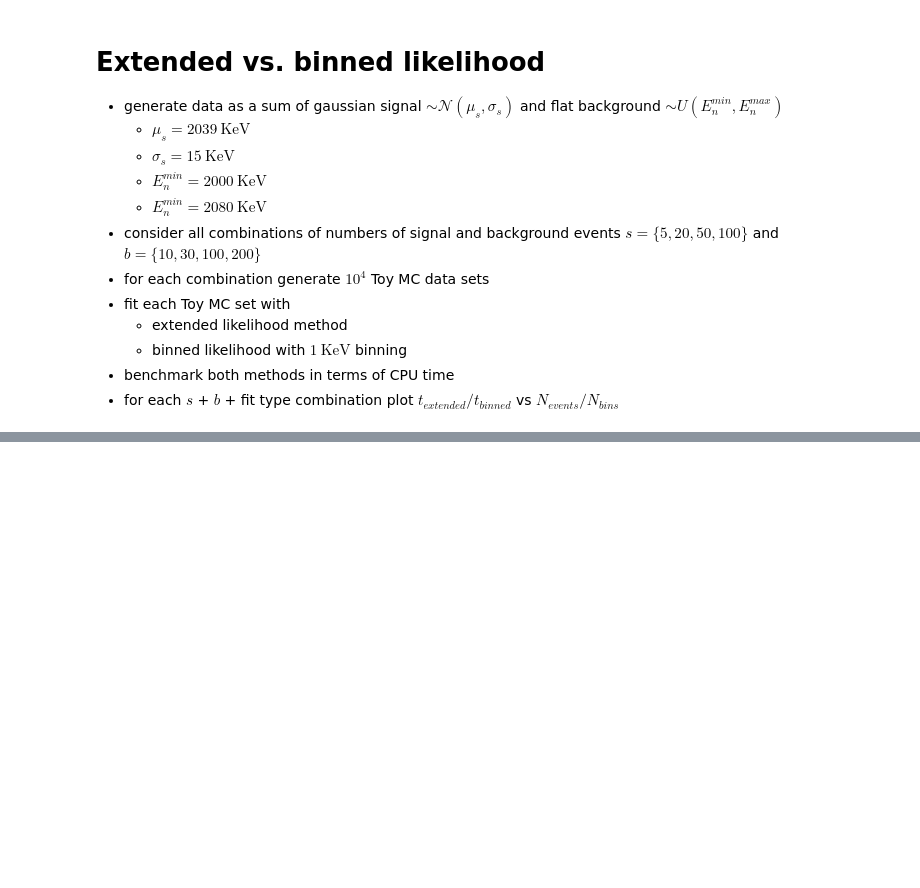
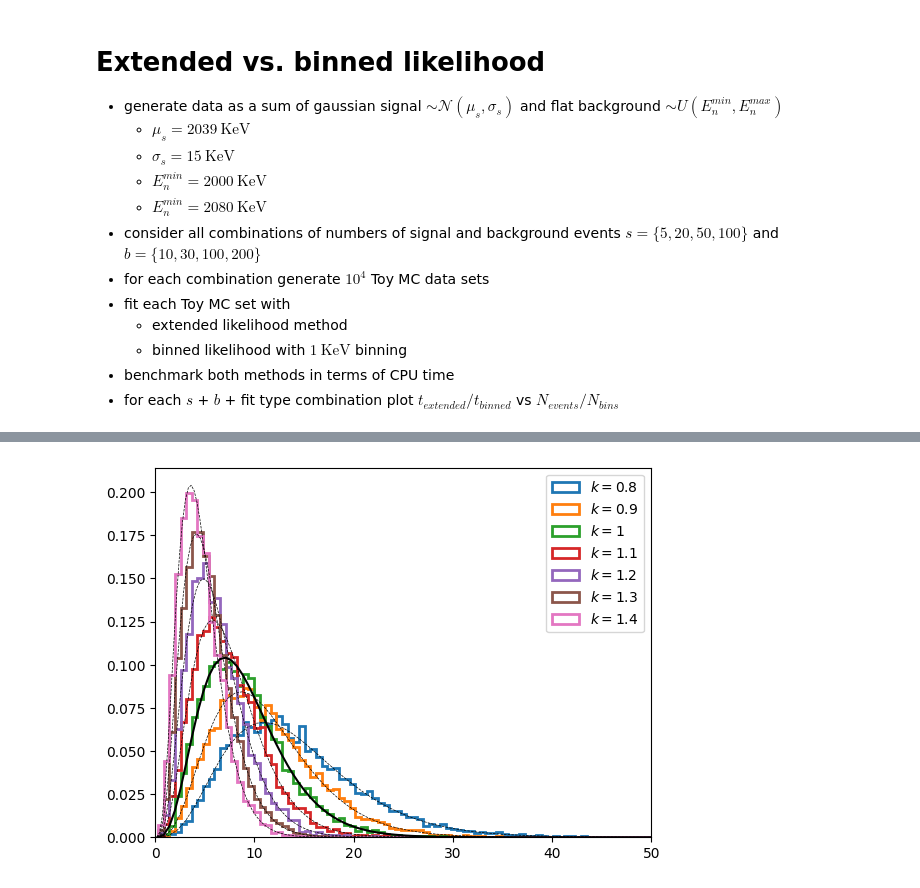
Before and after one commit to nj-vs-vh/gssi-23-24-stats, a Jupyter notebook: lecture5.ipynb, the cells around one changed output, grey strips where cells are left out. Saved outputs shown, nothing was run; the diff lists cells and outputs as text; code cells hidden in the pictures; blank space fills up the shorter version.

```diff
--- a/lecture5.ipynb
+++ b/lecture5.ipynb
@@ -280,0 +343,45 @@ plt.show()
+# %%
+from tqdm import trange
+
+fig, ax = plt.subplots()
+n_pts = 11
+c_options = [0.8, 0.9, 1, 1.1, 1.2, 1.3, 1.4]
+
+chi2_min = np.inf
+chi2_max = 0
+chi2_samples: list[tuple[np.ndarray, str]] = []
+for c in c_options:
+    chi2_sample = np.array(
+        [
+            linear_lsq(
+                n_pts=n_pts,
+                random_error_overestimation_factor=c,
+            )
+            for _ in trange(10_000)
+        ]
+    )
+    chi2_min = min(chi2_min, chi2_sample.min())
+    chi2_max = max(chi2_max, chi2_sample.max())
+    chi2_samples.append([chi2_sample, f"$ k = {c} $"])
+
+bins = np.linspace(chi2_min, chi2_max, 100)
+for sample, label in chi2_samples:
+    ax.hist(sample, bins=bins, label=label, histtype="step", linewidth=2, density=True)
+
+limit_chi2_rv = scipy.stats.chi2(df=n_pts - 2)
+chi2_range = np.linspace(chi2_min, chi2_max, 100)
+ax.plot(chi2_range, limit_chi2_rv.pdf(chi2_range), color="k")
+
+for c in c_options:
+    if c == 1:
+        continue
+    ax.plot(chi2_range / c**2, c**2 * limit_chi2_rv.pdf(chi2_range), color="k", linewidth=0.5, linestyle="--")
+
+ax.legend()
+# ax.set_yscale("log")
+# ax.set_xscale("log")
+ax.set_xlim(0, 50)
+
+plt.show()
+# %% [output]
+[figure, added]
```
Also changed, not shown: parts of 17 cells of this notebook.
